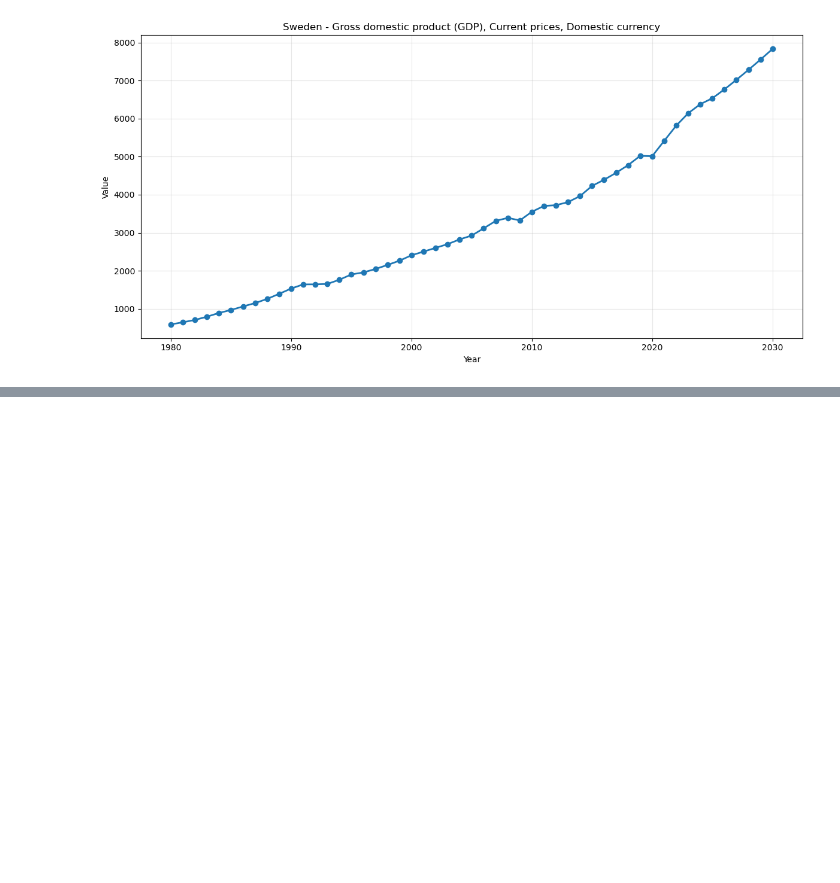
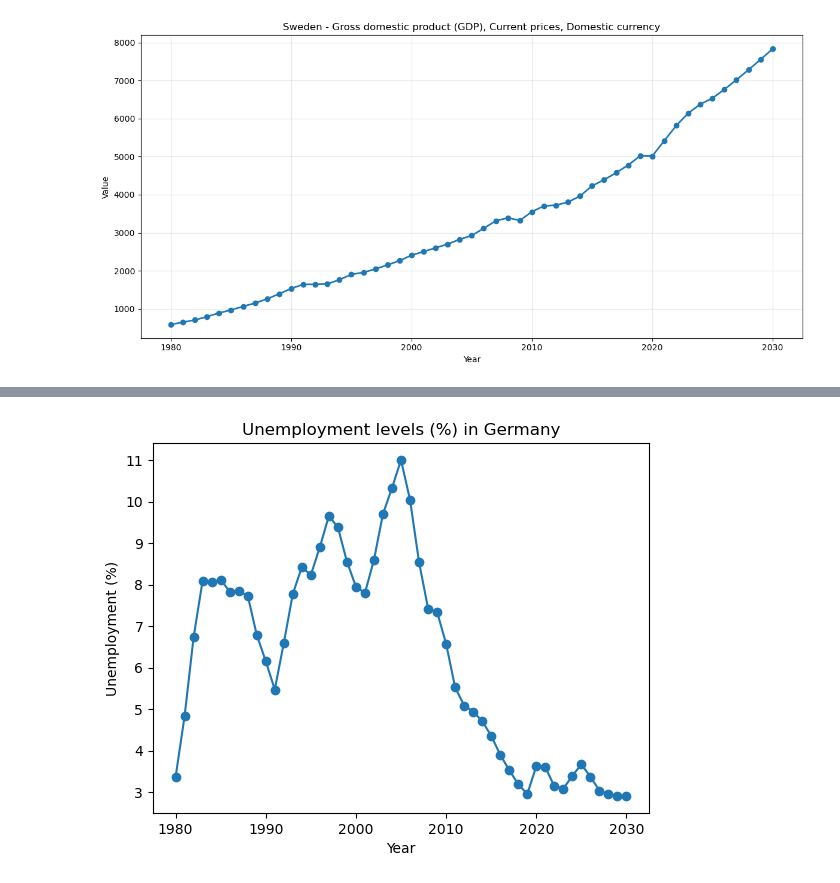
Before and after one commit to MDYCK12/Well-Being-Economics-, a Jupyter notebook: Notebooks/Artur.ipynb, the cells around one changed output, grey strips where cells are left out. Drawn from its saved outputs; the diff is of its cells as text; code cells hidden in the pictures; blank space fills up the shorter version.

Commit message:
matplot lib correctly imported

```diff
--- a/Notebooks/Artur.ipynb
+++ b/Notebooks/Artur.ipynb
@@ -455,3 +453,8 @@ sweden_data = plot_series(df_filtered, "Sweden",
                           "Gross domestic product (GDP), Current prices, Domestic currency")
 # %% [output]
 [figure]
+# %%
+import pandas as pd
+url = "https://docs.google.com/spreadsheets/d/1BJYCRpalLJLO5wHX488KBdcf-26NAc0nTkngKodzUYA/export?format=csv"
+df = pd.read_csv(url)
+df.head()
@@ -457,0 +471,20 @@ sweden_data = plot_series(df_filtered, "Sweden",
+# %%
+import matplotlib.pyplot as plt
+
+# Filter Germany + Unemployment
+df_germany_unemp = df[
+    (df["Country Name"] == "Germany") &
+    (df["Indicator Name"] == "Unemployment levels (%)")
+].sort_values("Year")
+
+# Plot
+fig, ax = plt.subplots()
+ax.plot(df_germany_unemp["Year"], df_germany_unemp["Value"], marker="o")
+
+ax.set_title("Unemployment levels (%) in Germany")
+ax.set_xlabel("Year")
+ax.set_ylabel("Unemployment (%)")
+
+fig.show()
+# %% [output]
+[figure, added]
```
Also changed, not shown: parts of 8 cells of this notebook, 1 other file.
